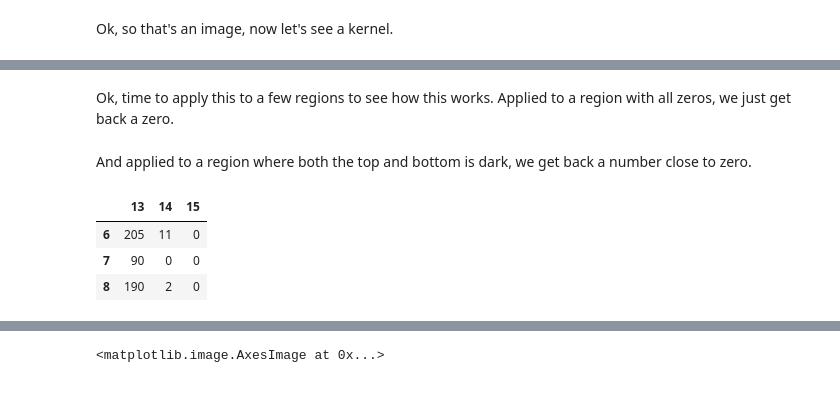
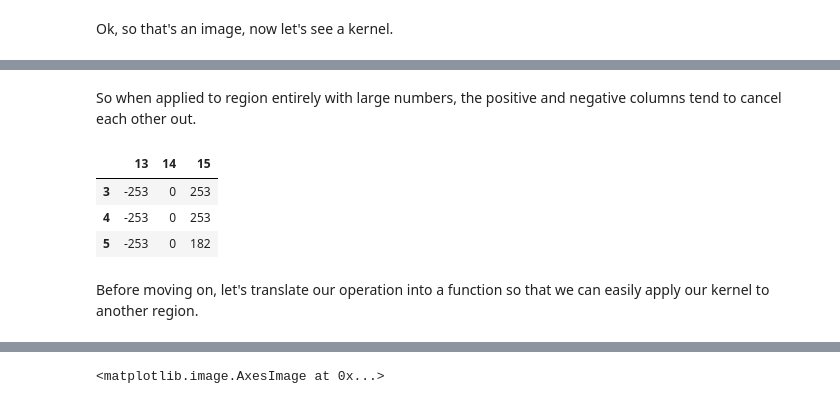
Before and after one commit to jigsawlabs-student/pytorch-cnn, a Jupyter notebook: 3-kernels.ipynb, the cells around one changed output, grey strips where cells are left out. Saved outputs shown, nothing was run; the diff lists cells and outputs as text; code cells hidden in the pictures.

```diff
--- a/3-kernels.ipynb
+++ b/3-kernels.ipynb
@@ -81,16 +114,15 @@ Now to apply a kernel to a region, we perform entrywise multiplication, and then
+# %% [markdown]
+So when applied to region entirely with large numbers, the positive and negative columns tend to cancel each other out.
+# %%
+kernel*dark_region
+# %% [output]
+|  | 13 | 14 | 15 |
+| 3 | -253 | 0 | 253 |
+| 4 | -253 | 0 | 253 |
+| 5 | -253 | 0 | 182 |
+# %% [markdown]
+Before moving on, let's translate our operation into a function so that we can easily apply our kernel to another region.
 # %%
 def apply_kernel(kernel, region):
     mult = kernel*region
     return mult.to_numpy().sum()
-# %% [markdown]
-Ok, time to apply this to a few regions to see how this works.  Applied to a region with all zeros, we just get back a zero.
-# %% [markdown]
-And applied to a region where both the top and bottom is dark, we get back a number close to zero.
-# %%
-dark_region = df.iloc[6:9, 13:16]
-dark_region.style.background_gradient('Greys')
-# %% [output]
-|  | 13 | 14 | 15 |
-| 6 | 205 | 11 | 0 |
-| 7 | 90 | 0 | 0 |
-| 8 | 190 | 2 | 0 |
```
Also changed, not shown: parts of 39 cells of this notebook, 8 other files.
